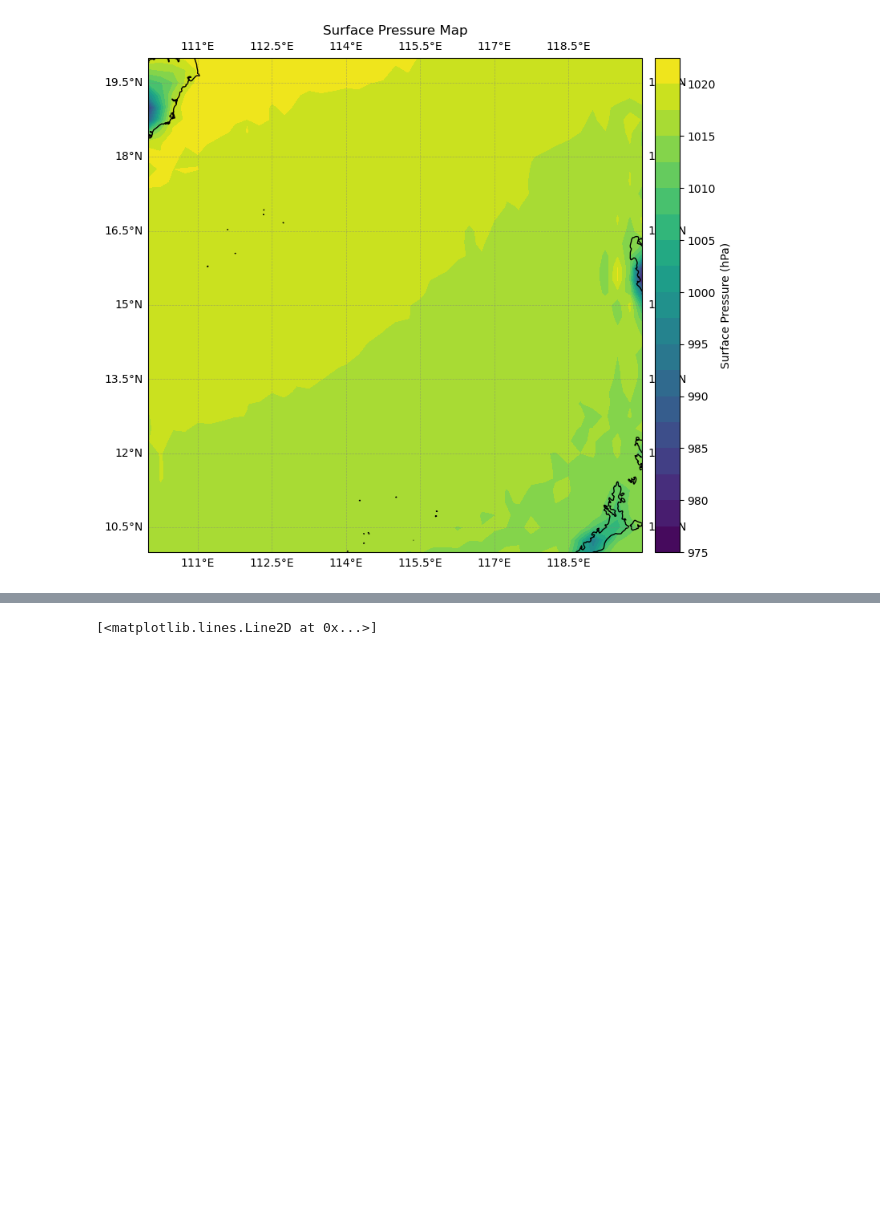
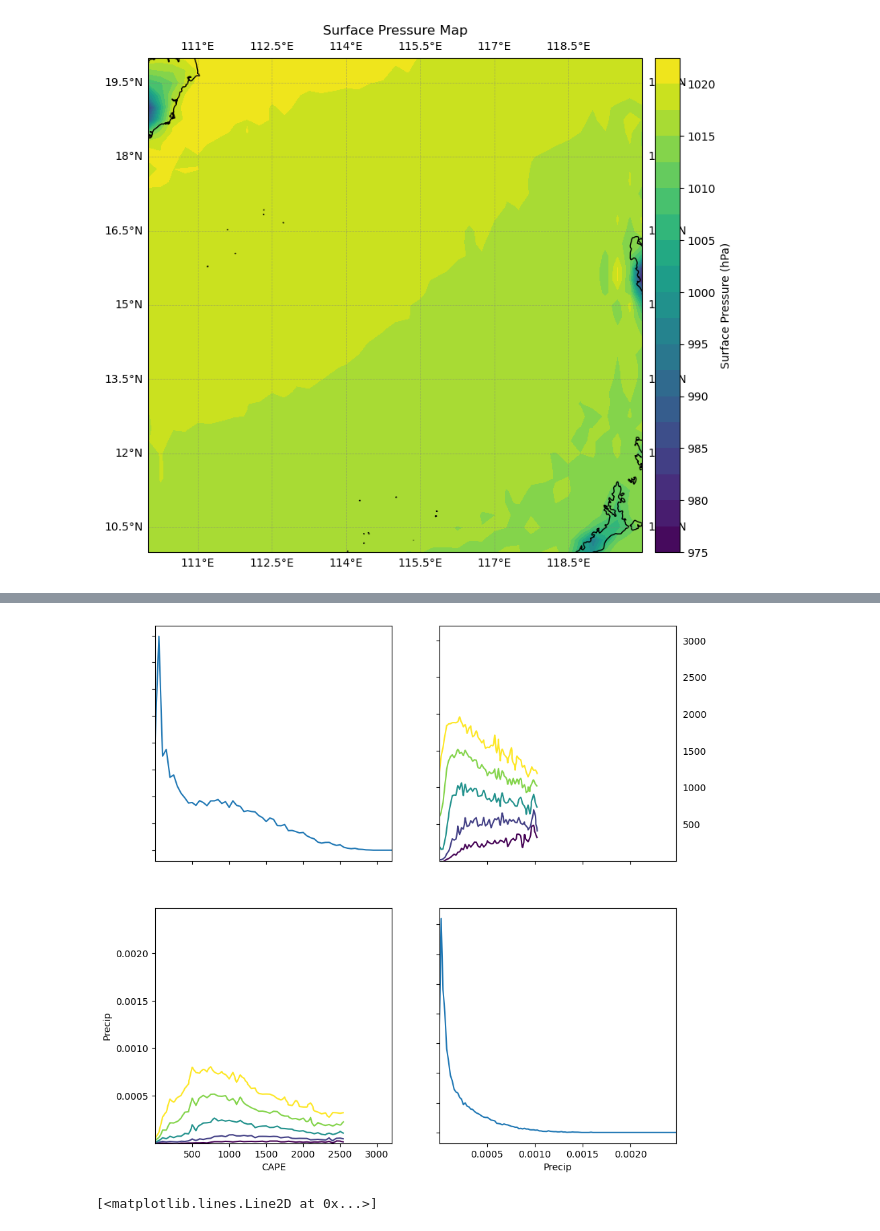
Before and after one commit to VarinR/Atmospheric-Science, a Jupyter notebook: Tropics_3_cin-ocean.ipynb, the cells around one changed output, grey strips where cells are left out. Saved outputs shown, nothing was run; the diff lists cells and outputs as text; code cells hidden in the pictures; blank space fills up the shorter version.

```diff
--- a/Tropics_3_cin-ocean.ipynb
+++ b/Tropics_3_cin-ocean.ipynb
@@ -68,3 +79,7 @@ avg_dsMT = merged_ds.mean(dim=['latitude', 'longitude'])
+# %%
+fastkde.pair_plot([avg_dsMT['cape'].values, avg_dsMT['tp'].values], var_names = ["CAPE", "Precip"], conditional = True)
+# %% [output]
+[figure, added]
 # %%
 tp_mmpd = merged_ds['tp']*1e3*24
 tp_spatial = tp_mmpd.mean(dim = ['latitude','longitude'])
```
Also changed, not shown: parts of 3 cells of this notebook.
